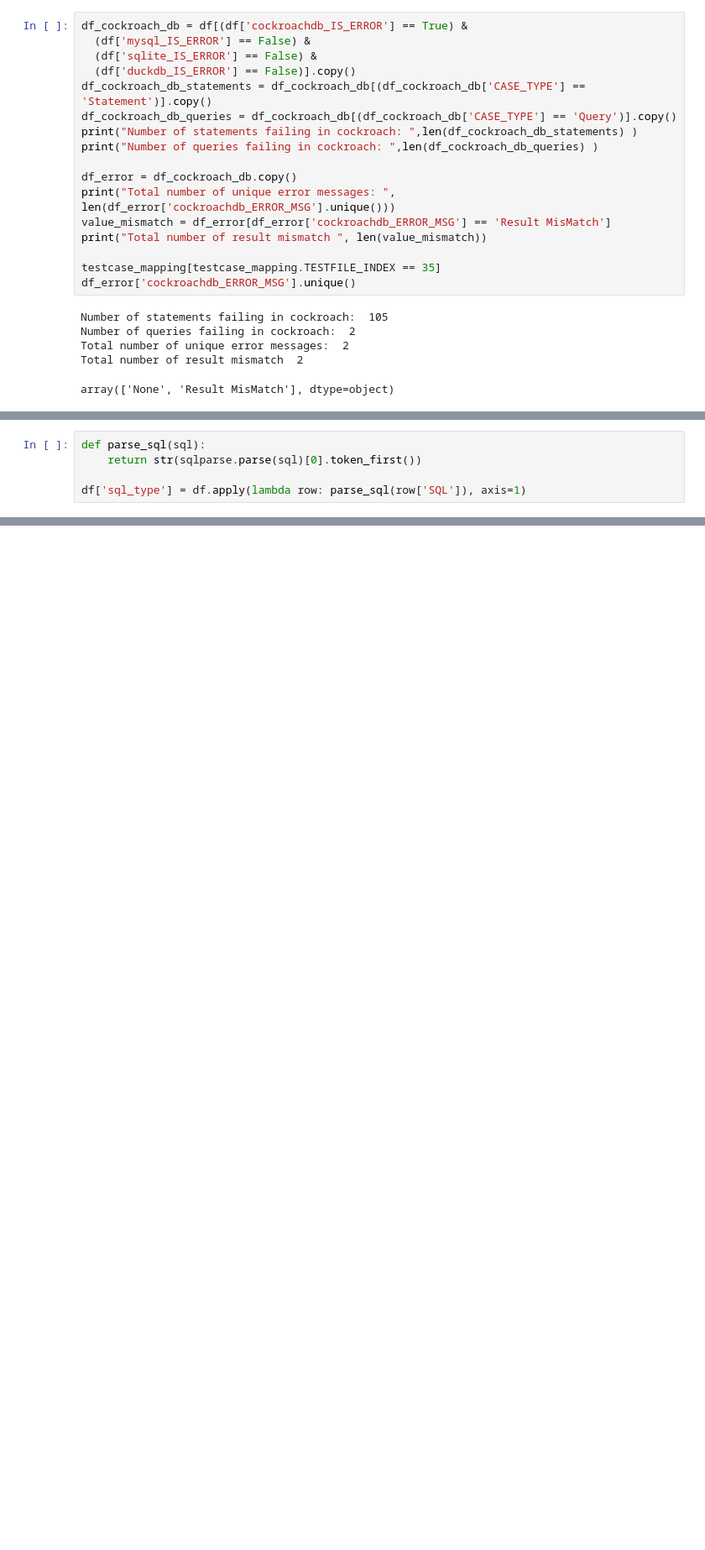
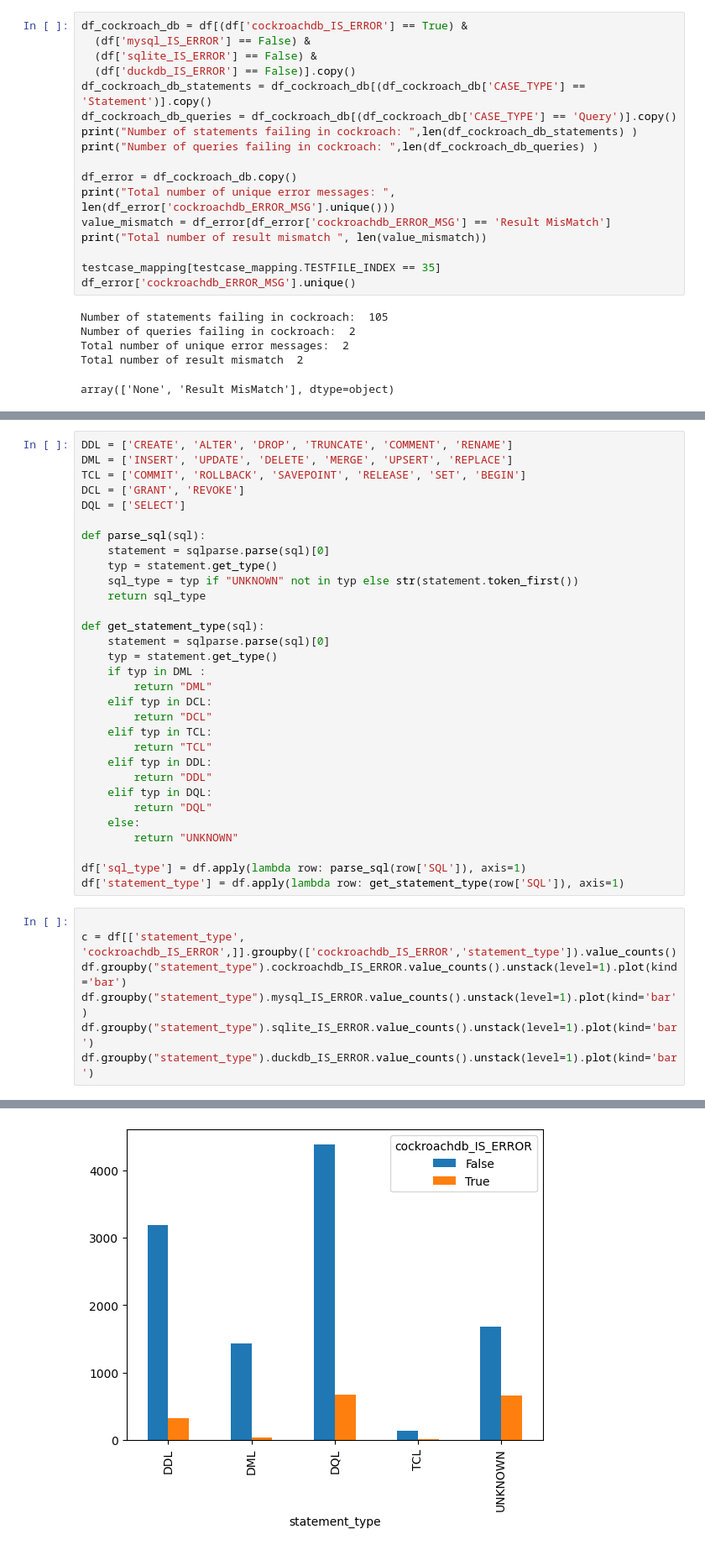
Before and after one commit to suyZhong/SQuaLity, a Jupyter notebook: Analysis.ipynb, the cells around one changed output, grey strips where cells are left out. Shown: that part at 84% size. Cells and saved outputs as stored; diff of their text form; blank space fills up the shorter version.

```diff
--- a/Analysis.ipynb
+++ b/Analysis.ipynb
@@ -274,5 +348,39 @@ Percentage of success for positive test cases in sqlite:  23.401662049861496
-# %%
-def parse_sql(sql):
-    return str(sqlparse.parse(sql)[0].token_first())
-
-df['sql_type'] = df.apply(lambda row: parse_sql(row['SQL']), axis=1)
+# %%
+DDL = ['CREATE', 'ALTER', 'DROP', 'TRUNCATE', 'COMMENT', 'RENAME']
+DML = ['INSERT', 'UPDATE', 'DELETE', 'MERGE', 'UPSERT', 'REPLACE']
+TCL = ['COMMIT', 'ROLLBACK', 'SAVEPOINT', 'RELEASE', 'SET', 'BEGIN']
+DCL = ['GRANT', 'REVOKE']
+DQL = ['SELECT']
+
+def parse_sql(sql):
+    statement = sqlparse.parse(sql)[0]
+    typ = statement.get_type()
+    sql_type = typ if "UNKNOWN" not in typ else str(statement.token_first())
+    return sql_type
+
+def get_statement_type(sql):
+    statement = sqlparse.parse(sql)[0]
+    typ = statement.get_type()
+    if typ in DML :
+        return "DML"
+    elif typ in DCL:
+        return "DCL"
+    elif typ in TCL:
+        return "TCL"
+    elif typ in DDL:
+        return "DDL"
+    elif typ in DQL:
+        return "DQL"
+    else:
+        return "UNKNOWN"
+
+df['sql_type'] = df.apply(lambda row: parse_sql(row['SQL']), axis=1)
+df['statement_type'] = df.apply(lambda row: get_statement_type(row['SQL']), axis=1)
+# %%
+
+c = df[['statement_type', 'cockroachdb_IS_ERROR',]].groupby(['cockroachdb_IS_ERROR','statement_type']).value_counts()
+df.groupby("statement_type").cockroachdb_IS_ERROR.value_counts().unstack(level=1).plot(kind='bar')
+df.groupby("statement_type").mysql_IS_ERROR.value_counts().unstack(level=1).plot(kind='bar')
+df.groupby("statement_type").sqlite_IS_ERROR.value_counts().unstack(level=1).plot(kind='bar')
+df.groupby("statement_type").duckdb_IS_ERROR.value_counts().unstack(level=1).plot(kind='bar')
+# %% [output]
@@ -278,0 +388 @@ df['sql_type'] = df.apply(lambda row: parse_sql(row['SQL']), axis=1)
+[figure, added]
```
Also changed, not shown: parts of 17 cells of this notebook, 5 other files.
